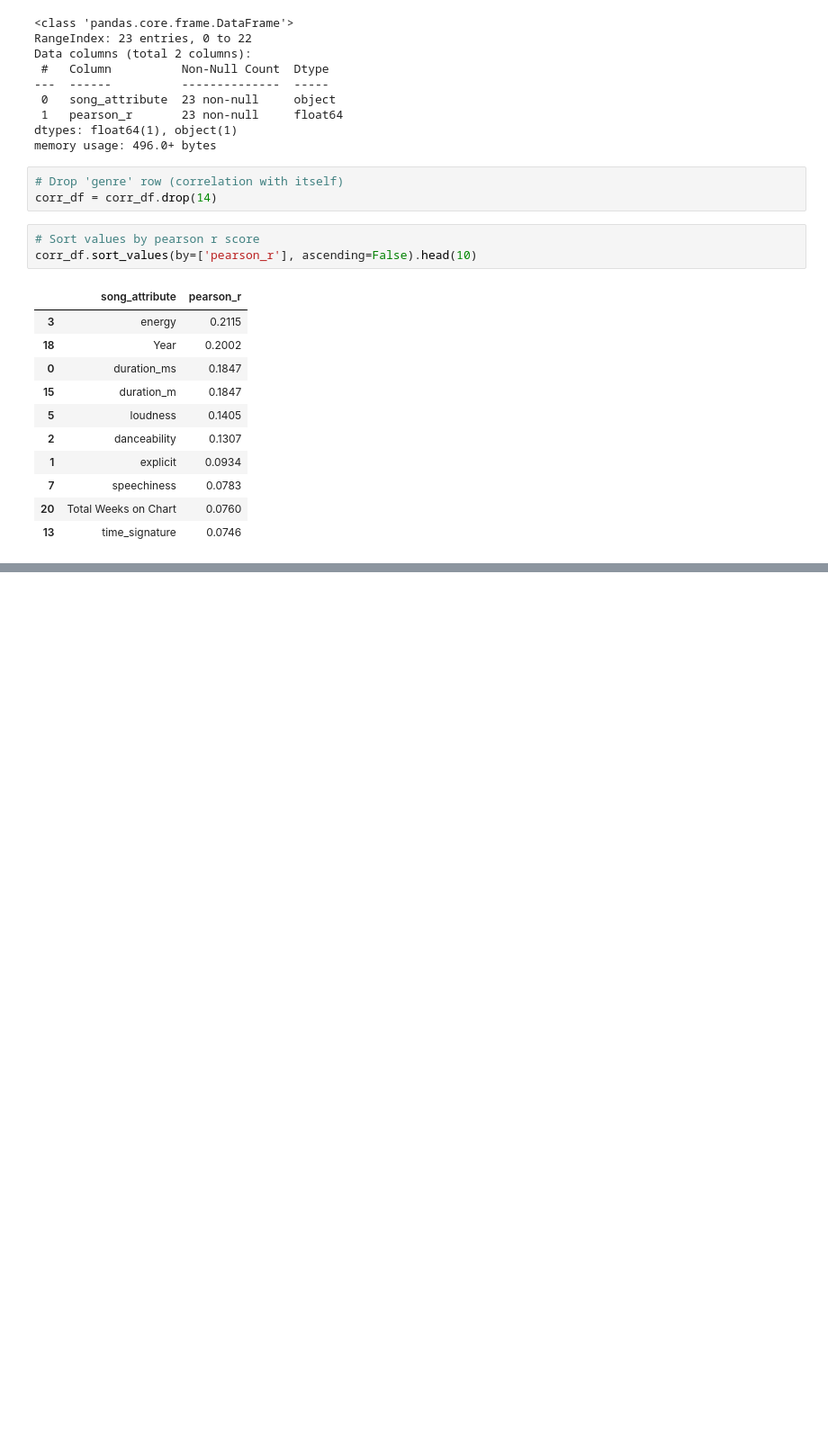
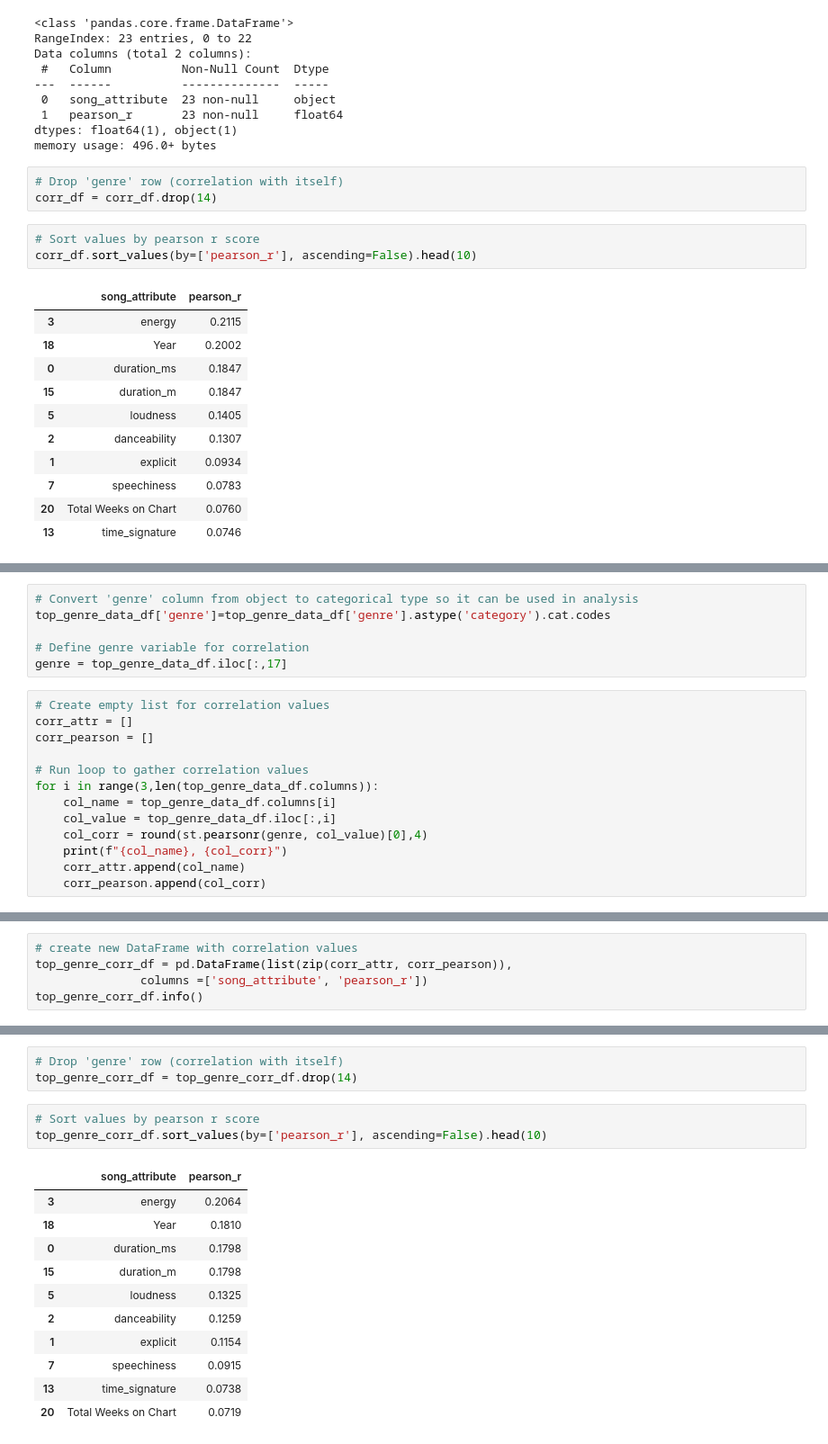
Before and after one commit to s-ellingwood/project-4, a Jupyter notebook: genre_stats.ipynb, the cells around one changed output, grey strips where cells are left out. Shown at 90% size. Drawn from its saved outputs; the diff is of its cells as text; blank space fills up the shorter version.

```diff
--- a/genre_stats.ipynb
+++ b/genre_stats.ipynb
@@ -184,0 +190,19 @@ corr_df.sort_values(by=['pearson_r'], ascending=False).head(10)
+# %%
+# Convert 'genre' column from object to categorical type so it can be used in analysis
+top_genre_data_df['genre']=top_genre_data_df['genre'].astype('category').cat.codes
+
+# Define genre variable for correlation
+genre = top_genre_data_df.iloc[:,17]
+# %%
+# Create empty list for correlation values
+corr_attr = []
+corr_pearson = []
+
+# Run loop to gather correlation values
+for i in range(3,len(top_genre_data_df.columns)):
+    col_name = top_genre_data_df.columns[i]
+    col_value = top_genre_data_df.iloc[:,i]
+    col_corr = round(st.pearsonr(genre, col_value)[0],4)
+    print(f"{col_name}, {col_corr}")
+    corr_attr.append(col_name)
+    corr_pearson.append(col_corr)
@@ -184,0 +227,5 @@ corr_df.sort_values(by=['pearson_r'], ascending=False).head(10)
+# %%
+# create new DataFrame with correlation values
+top_genre_corr_df = pd.DataFrame(list(zip(corr_attr, corr_pearson)),
+               columns =['song_attribute', 'pearson_r'])
+top_genre_corr_df.info()
@@ -185 +242,19 @@ corr_df.sort_values(by=['pearson_r'], ascending=False).head(10)
+# %%
+# Drop 'genre' row (correlation with itself)
+top_genre_corr_df = top_genre_corr_df.drop(14)
+# %%
+# Sort values by pearson r score
+top_genre_corr_df.sort_values(by=['pearson_r'], ascending=False).head(10)
+# %% [output]
+|  | song_attribute | pearson_r |
+| 3 | energy | 0.2064 |
+| 18 | Year | 0.1810 |
+| 0 | duration_ms | 0.1798 |
+| 15 | duration_m | 0.1798 |
+| 5 | loudness | 0.1325 |
+| 2 | danceability | 0.1259 |
+| 1 | explicit | 0.1154 |
+| 7 | speechiness | 0.0915 |
+| 13 | time_signature | 0.0738 |
+| 20 | Total Weeks on Chart | 0.0719 |
 # %% [markdown]
```
Also changed, not shown: parts of 14 cells of this notebook.
